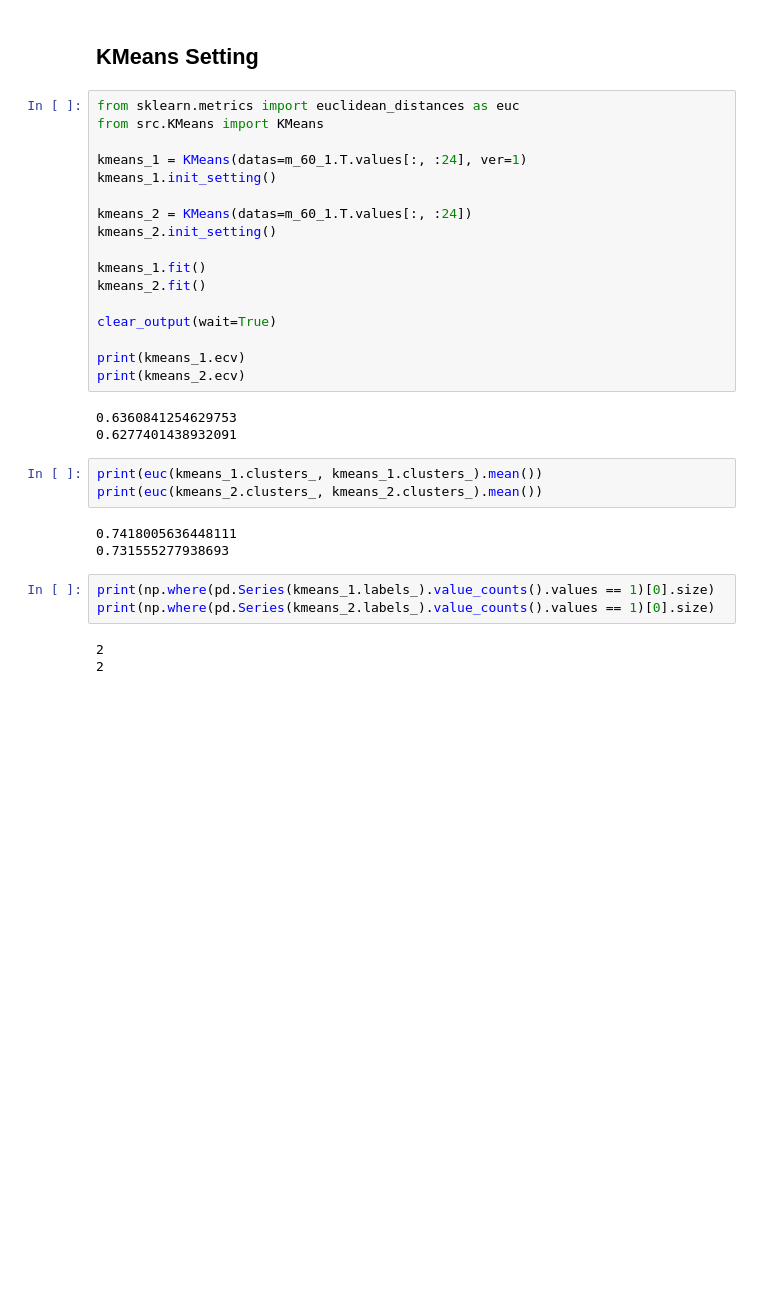
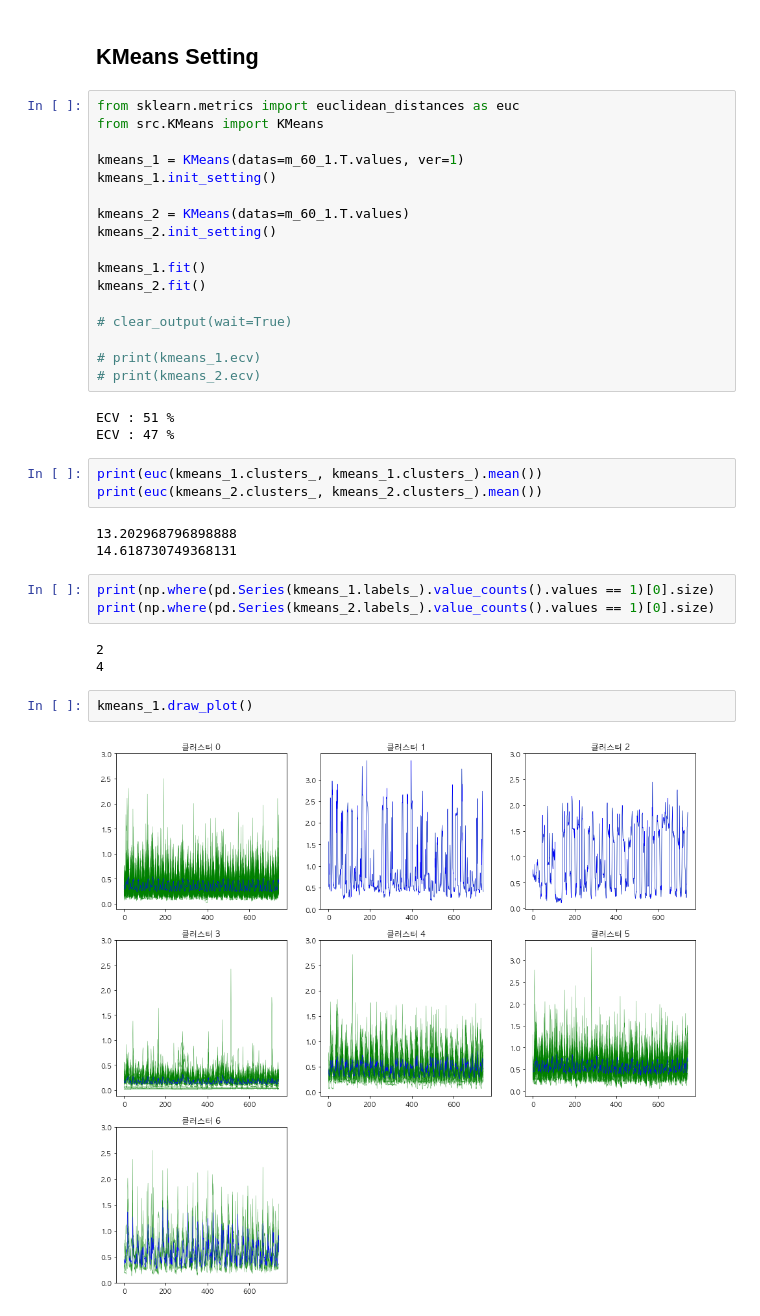
Before and after one commit to formegusto/distribution-public-fee, a Jupyter notebook: pt3.그룹별 (Pattern Based) 가격분배 kmeans vs kmeans++.ipynb, the cells around one changed output. Cells and saved outputs as stored; diff of their text form; blank space fills up the shorter version.

```diff
--- a/pt3.그룹별 (Pattern Based) 가격분배 kmeans vs kmeans++.ipynb
+++ b/pt3.그룹별 (Pattern Based) 가격분배 kmeans vs kmeans++.ipynb
@@ -65,31 +62,35 @@ m_60_1 = m_60[m_60.index.month == 1].copy()
 from sklearn.metrics import euclidean_distances as euc
 from src.KMeans import KMeans
 
-kmeans_1 = KMeans(datas=m_60_1.T.values[:, :24], ver=1)
+kmeans_1 = KMeans(datas=m_60_1.T.values, ver=1)
 kmeans_1.init_setting()
 
-kmeans_2 = KMeans(datas=m_60_1.T.values[:, :24])
+kmeans_2 = KMeans(datas=m_60_1.T.values)
 kmeans_2.init_setting()
 
 kmeans_1.fit()
 kmeans_2.fit()
 
-clear_output(wait=True)
+# clear_output(wait=True)
 
-print(kmeans_1.ecv)
-print(kmeans_2.ecv)
+# print(kmeans_1.ecv)
+# print(kmeans_2.ecv)
 # %% [output]
-0.6360841254629753
-0.6277401438932091
+ECV : 51 %
+ECV : 47 %
 # %%
 print(euc(kmeans_1.clusters_, kmeans_1.clusters_).mean())
 print(euc(kmeans_2.clusters_, kmeans_2.clusters_).mean())
 # %% [output]
-0.7418005636448111
-0.731555277938693
+13.202968796898888
+14.618730749368131
 # %%
 print(np.where(pd.Series(kmeans_1.labels_).value_counts().values == 1)[0].size)
 print(np.where(pd.Series(kmeans_2.labels_).value_counts().values == 1)[0].size)
 # %% [output]
 2
-2
+4
+# %%
+kmeans_1.draw_plot()
+# %% [output]
+[figure, added]
```
Also changed, not shown: parts of 2 cells of this notebook, 2 other files.
